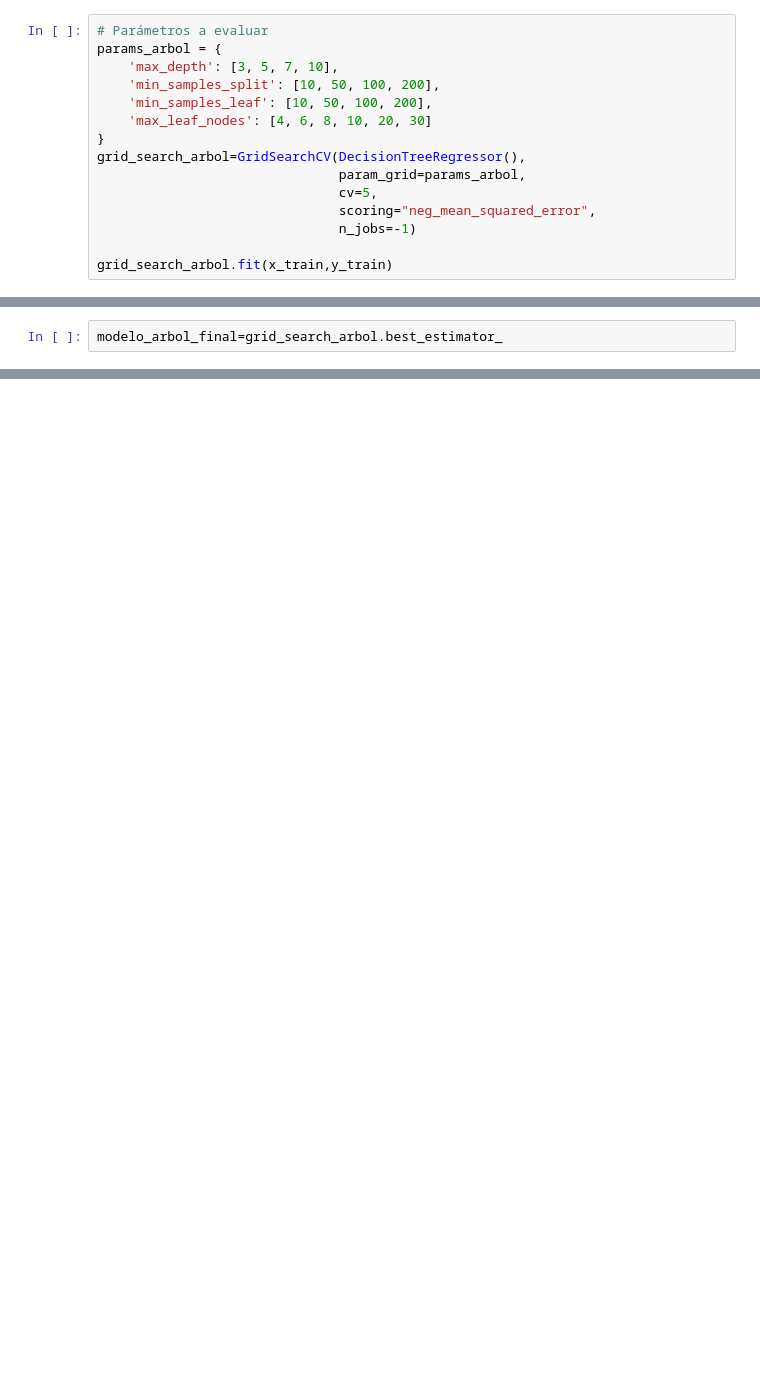
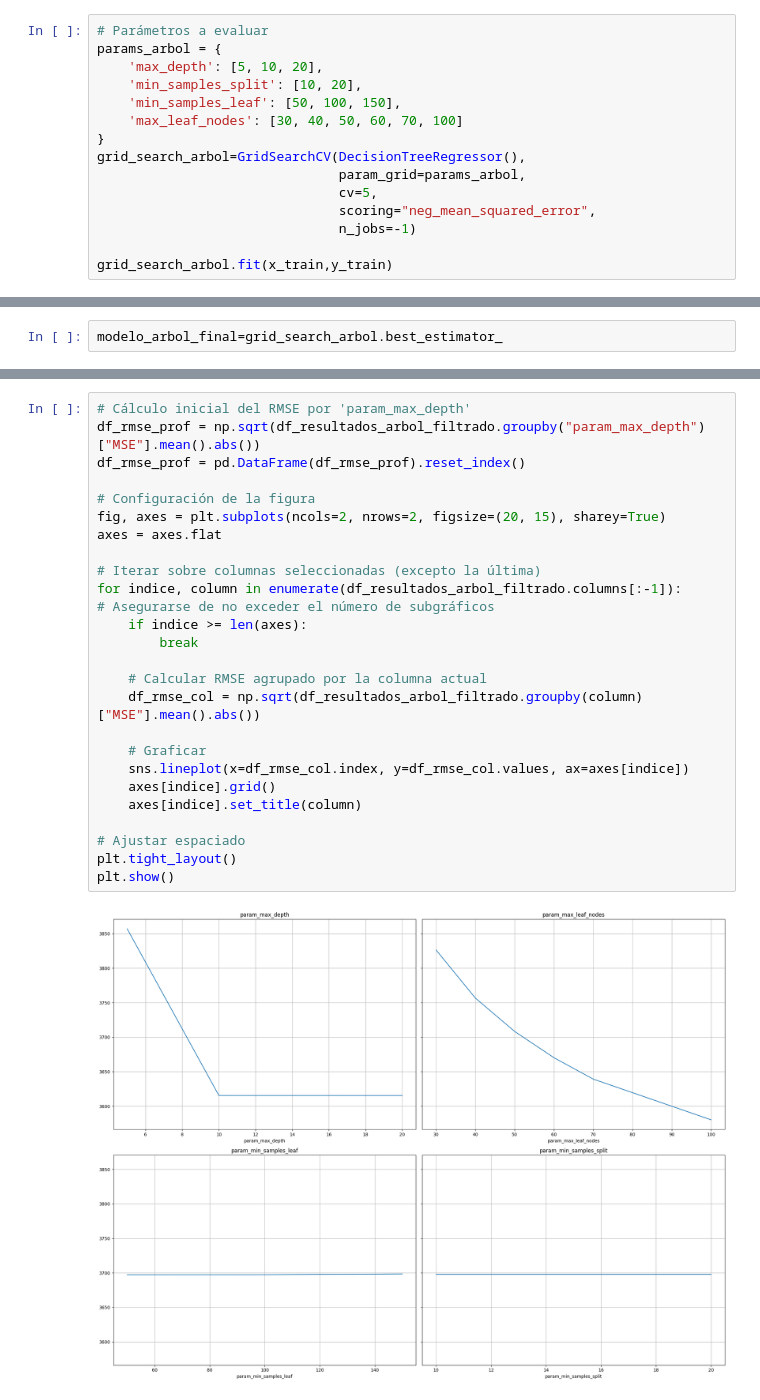
Before and after one commit to SrAlcast/8.Regression_modeling_I, a Jupyter notebook: notebooks/2-DecisionTreeRegressor.ipynb, the cells around one changed output, grey strips where cells are left out. Cells and saved outputs as stored; diff of their text form; blank space fills up the shorter version.

```diff
--- a/notebooks/2-DecisionTreeRegressor.ipynb
+++ b/notebooks/2-DecisionTreeRegressor.ipynb
@@ -51,10 +49,10 @@ x_train, x_test,y_train,y_test=train_test_split(x,y,train_size=0.8,random_state=
 # %%
 # Parámetros a evaluar
 params_arbol = {
-    'max_depth': [3, 5, 7, 10],
-    'min_samples_split': [10, 50, 100, 200],
-    'min_samples_leaf': [10, 50, 100, 200],
-    'max_leaf_nodes': [4, 6, 8, 10, 20, 30]
+    'max_depth': [5, 10, 20],
+    'min_samples_split': [10, 20],
+    'min_samples_leaf': [50, 100, 150],
+    'max_leaf_nodes': [30, 40, 50, 60, 70, 100]
 }
 grid_search_arbol=GridSearchCV(DecisionTreeRegressor(),
                                param_grid=params_arbol,
@@ -74,0 +96,28 @@ df_resultados_arbol_filtrado
+# %%
+# Cálculo inicial del RMSE por 'param_max_depth'
+df_rmse_prof = np.sqrt(df_resultados_arbol_filtrado.groupby("param_max_depth")["MSE"].mean().abs())
+df_rmse_prof = pd.DataFrame(df_rmse_prof).reset_index()
+
+# Configuración de la figura
+fig, axes = plt.subplots(ncols=2, nrows=2, figsize=(20, 15), sharey=True)
+axes = axes.flat
+
+# Iterar sobre columnas seleccionadas (excepto la última)
+for indice, column in enumerate(df_resultados_arbol_filtrado.columns[:-1]):
+# Asegurarse de no exceder el número de subgráficos
+    if indice >= len(axes):
+        break
+
+    # Calcular RMSE agrupado por la columna actual
+    df_rmse_col = np.sqrt(df_resultados_arbol_filtrado.groupby(column)["MSE"].mean().abs())
+
+    # Graficar
+    sns.lineplot(x=df_rmse_col.index, y=df_rmse_col.values, ax=axes[indice])
+    axes[indice].grid()
+    axes[indice].set_title(column)
+
+# Ajustar espaciado
+plt.tight_layout()
+plt.show()
+# %% [output]
+[figure, added]
```
Also changed, not shown: parts of 15 cells of this notebook, 1 other file.
